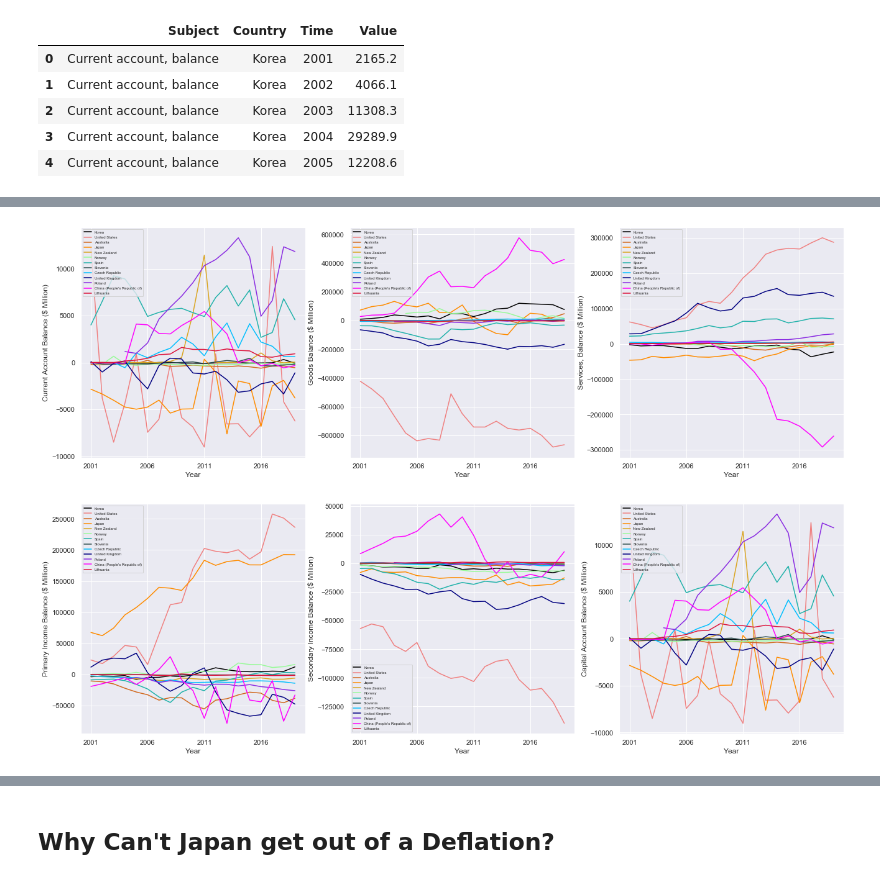
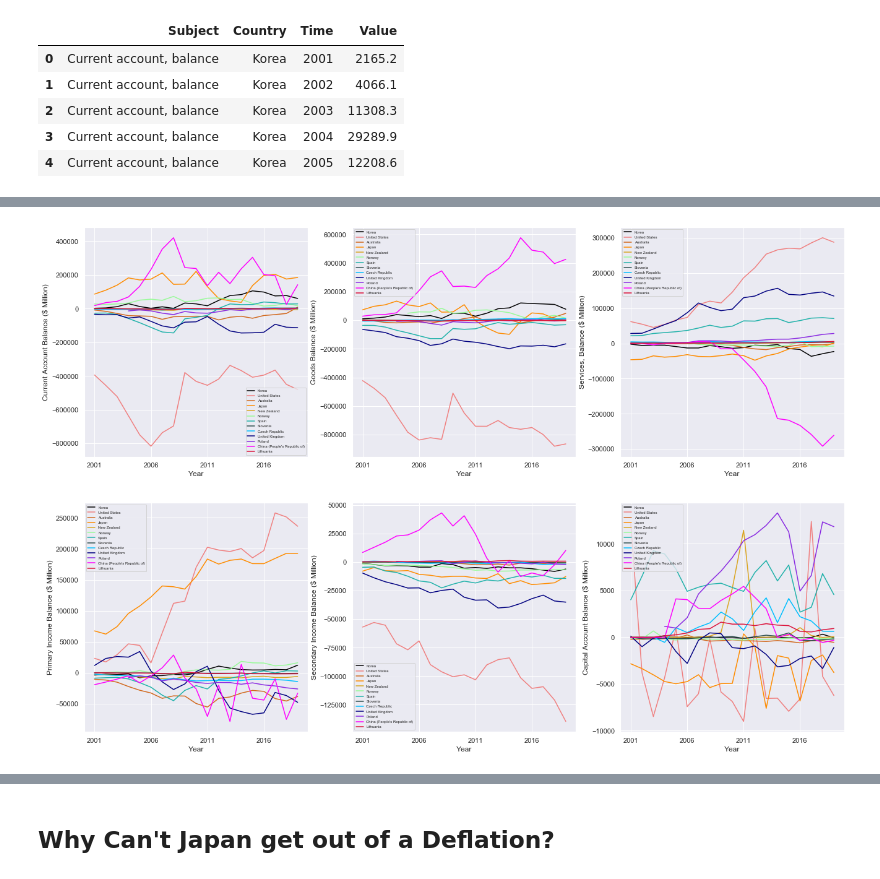
Before and after one commit to tt0507/Mini-Project, a Jupyter notebook: japan_deflation/deflation_analysis_final.ipynb, the cells around one changed output, grey strips where cells are left out. Saved outputs shown, nothing was run; the diff lists cells and outputs as text; code cells hidden in the pictures.

```diff
--- a/japan_deflation/deflation_analysis_final.ipynb
+++ b/japan_deflation/deflation_analysis_final.ipynb
@@ -320,9 +320,9 @@ over_65 = population_data.loc[population_data['Age'] == 'Share of 65 and over -
 from_15_64 = population_data.loc[population_data['Age'] == 'Share of 15 to 64 - working age']
 under_15 = population_data.loc[population_data['Age'] == 'Share of under 15 - children']
 # %%
-country_list = population_data['Country'].unique()
+country_list_population = population_data['Country'].unique()
 
-def get_dict_data(data):
+def get_dict_data(data, country_list):
     """
     """
     data_arr = []
@@ -334,6 +334,6 @@ def get_dict_data(data):
     colors = ['black', 'lightcoral', 'chocolate', 'darkorange', 'goldenrod', 'palegreen', 'lightseagreen',
              'darkslategray', 'deepskyblue', 'navy', 'blueviolet', 'magenta', 'crimson']
 
-    population_dict = list(zip(country_list, data_arr, colors))
-    return population_dict
+    list_zip = list(zip(country_list, data_arr, colors))
+    return list_zip
 # %%
@@ -459,12 +479,12 @@ capital_account = balance_payment.loc[balance_payment['Subject'] == 'Capital acc
 # %%
-country_list = current_account['Country'].unique()
+country_list_bop = current_account['Country'].unique()
 
-ca_by_country = get_dict_data(current_account)
-goods_by_country = get_dict_data(goods)
-services_by_country = get_dict_data(services)
-pi_by_country = get_dict_data(primary_income)
-si_by_country = get_dict_data(secondary_income)
-ca_by_country = get_dict_data(capital_account)
+ca_by_country = get_dict_data(current_account, country_list_bop)
+goods_by_country = get_dict_data(goods, country_list_bop)
+services_by_country = get_dict_data(services, country_list_bop)
+pi_by_country = get_dict_data(primary_income, country_list_bop)
+si_by_country = get_dict_data(secondary_income, country_list_bop)
+capital_by_country = get_dict_data(capital_account, country_list_bop)
 # %%
 plt.figure(figsize=(22, 15))
 
@@ -472,32 +492,32 @@ plt.subplot(2, 3, 1)
 plot_line_graph(ca_by_country)
 plt.ylabel('Current Account Balance ($ Million)')
 plt.xlabel('Year')
 
 plt.subplot(2, 3, 2)
 plot_line_graph(goods_by_country)
 plt.ylabel('Goods Balance ($ Million)')
 plt.xlabel('Year')
 
 plt.subplot(2, 3, 3)
 plot_line_graph(services_by_country)
 plt.ylabel('Services, Balance ($ Million)')
 plt.xlabel('Year')
 
 plt.subplot(2, 3, 4)
 plot_line_graph(pi_by_country)
 plt.ylabel('Primary Income Balance ($ Million)')
 plt.xlabel('Year')
 
 plt.subplot(2, 3, 5)
 plot_line_graph(si_by_country)
 plt.ylabel('Secondary Income Balance ($ Million)')
 plt.xlabel('Year')
 
 plt.subplot(2, 3, 6)
-plot_line_graph(ca_by_country)
+plot_line_graph(capital_by_country)
 plt.ylabel('Capital Account Balance ($ Million)')
 plt.xlabel('Year')
 
 plt.show()
 # %% [output]
-[figure, old version]
+[figure, new version]
```
Also changed, not shown: parts of 7 cells of this notebook.
